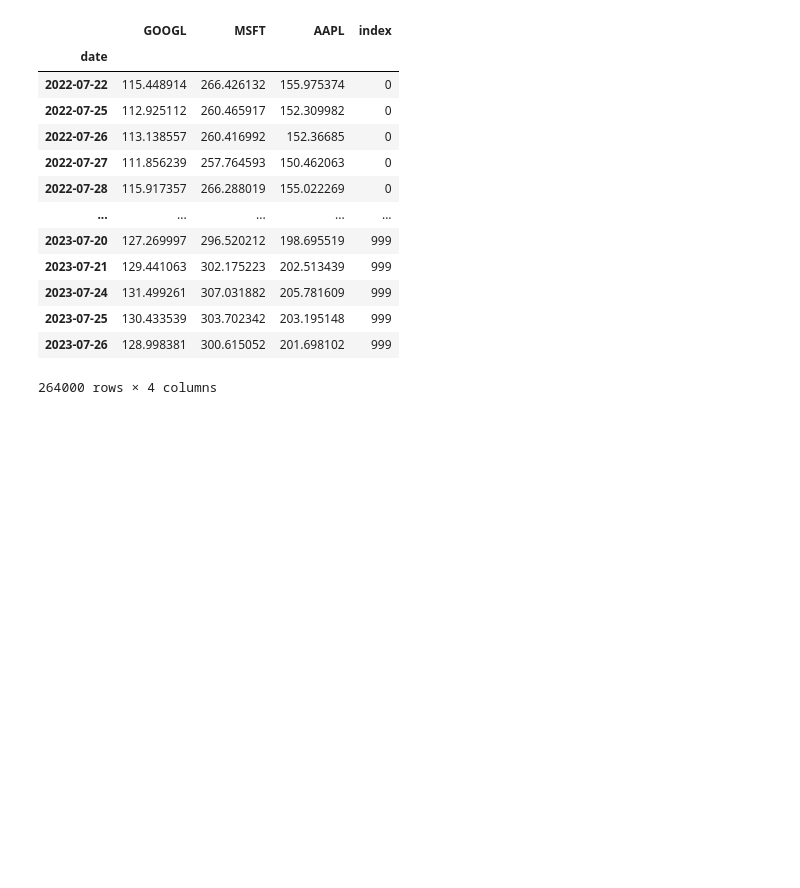
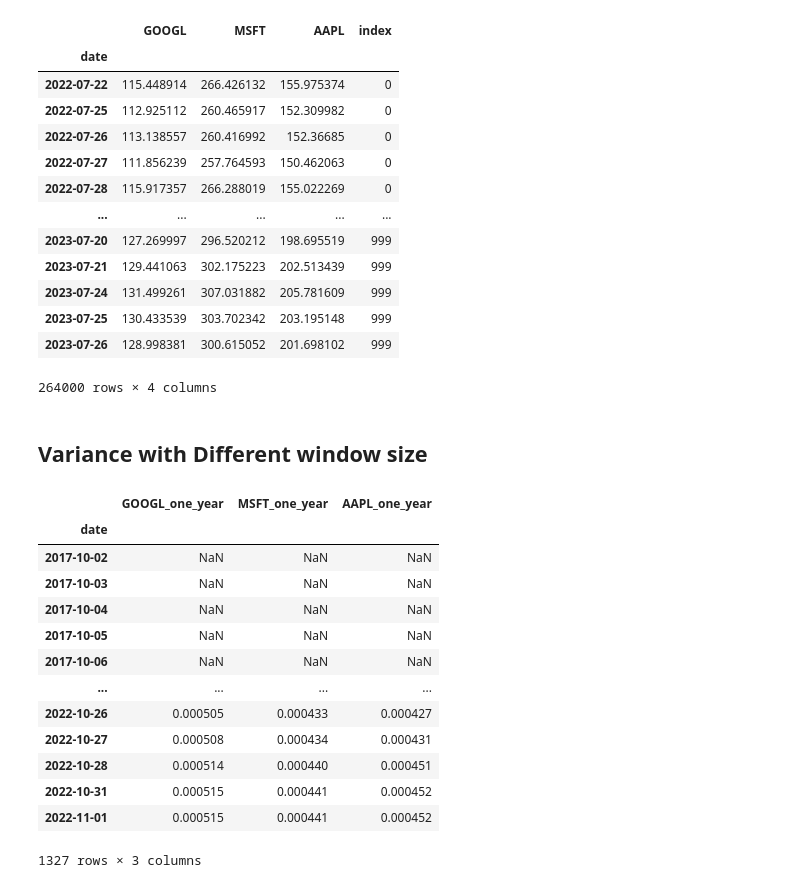
Before and after one commit to livelycloud/MH4518_GROUP13, a Jupyter notebook: stock_pricing/data_exploration.ipynb, the cells around one changed output. Saved outputs shown, nothing was run; the diff lists cells and outputs as text; code cells hidden in the pictures; blank space fills up the shorter version.

```diff
--- a/stock_pricing/data_exploration.ipynb
+++ b/stock_pricing/data_exploration.ipynb
@@ -183,3 +183,61 @@ samples_df
 | 2023-07-25 | 130.433539 | 303.702342 | 203.195148 | 999 |
 | 2023-07-26 | 128.998381 | 300.615052 | 201.698102 | 999 |
 264000 rows × 4 columns
+# %% [markdown]
+## Variance with Different window size
+# %%
+pd.concat (
+    [df.set_index("date")
+    [[x + "_return" for x in asset_names]].rolling(window = 500, min_periods=500).var()
+    .rename(
+        columns = {
+            "GOOGL UW Equity_return": "GOOGL_two_year",
+            "MSFT UW Equity_return": "MSFT_two_year",
+            "AAPL UW Equity_return": "AAPL_two_year"
+        }
+    ),
+    df.set_index("date")
+    [[x + "_return" for x in asset_names]].rolling(window = 250, min_periods=250).var()
+    .rename(
+        columns = {
+            "GOOGL UW Equity_return": "GOOGL_one_year",
+            "MSFT UW Equity_return": "MSFT_one_year",
+            "AAPL UW Equity_return": "AAPL_one_year"
+        }
+    ),
+    df.set_index("date")
+    [[x + "_return" for x in asset_names]].rolling(window = 125, min_periods=125).var()
+    .rename(
+        columns = {
+            "GOOGL UW Equity_return": "GOOGL_six_month",
+            "MSFT UW Equity_return": "MSFT_six_month",
+            "AAPL UW Equity_return": "AAPL_six_month"
+        }
+    ),
+    df.set_index("date")
+    [[x + "_return" for x in asset_names]].rolling(window = 62, min_periods=62).var()
+    .rename(
+        columns = {
+            "GOOGL UW Equity_return": "GOOGL_three_month",
+            "MSFT UW Equity_return": "MSFT_three_month",
+            "AAPL UW Equity_return": "AAPL_three_month"
+        }
+    )
+
+    ]
+)
+# %% [output]
+|  | GOOGL_one_year | MSFT_one_year | AAPL_one_year |
+| date |  |  |  |
+| 2017-10-02 | NaN | NaN | NaN |
+| 2017-10-03 | NaN | NaN | NaN |
+| 2017-10-04 | NaN | NaN | NaN |
+| 2017-10-05 | NaN | NaN | NaN |
+| 2017-10-06 | NaN | NaN | NaN |
+| ... | ... | ... | ... |
+| 2022-10-26 | 0.000505 | 0.000433 | 0.000427 |
+| 2022-10-27 | 0.000508 | 0.000434 | 0.000431 |
+| 2022-10-28 | 0.000514 | 0.000440 | 0.000451 |
+| 2022-10-31 | 0.000515 | 0.000441 | 0.000452 |
+| 2022-11-01 | 0.000515 | 0.000441 | 0.000452 |
+1327 rows × 3 columns
```
Also changed, not shown: 5 other files.
